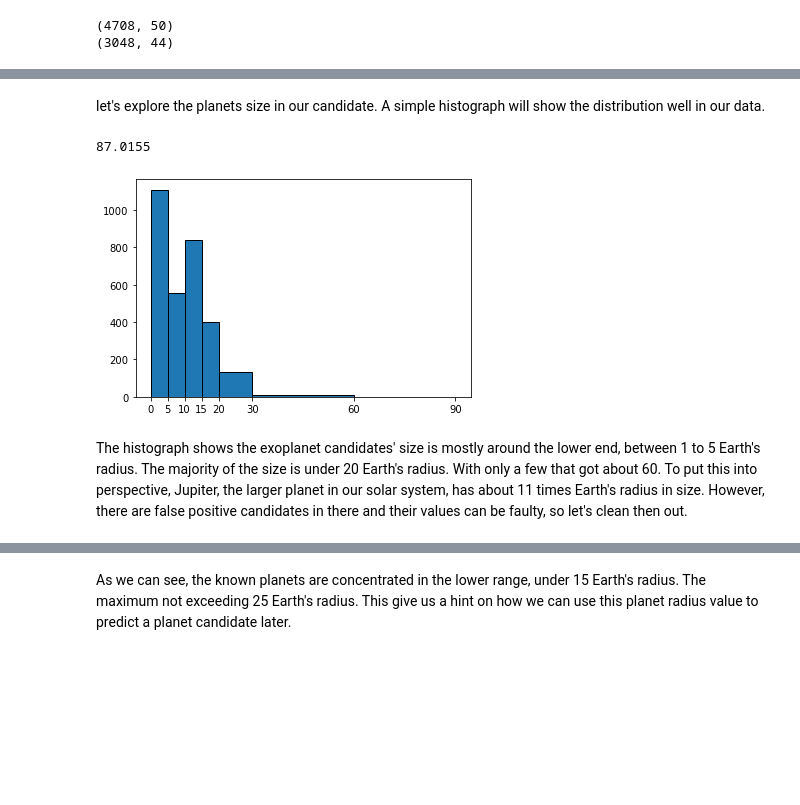
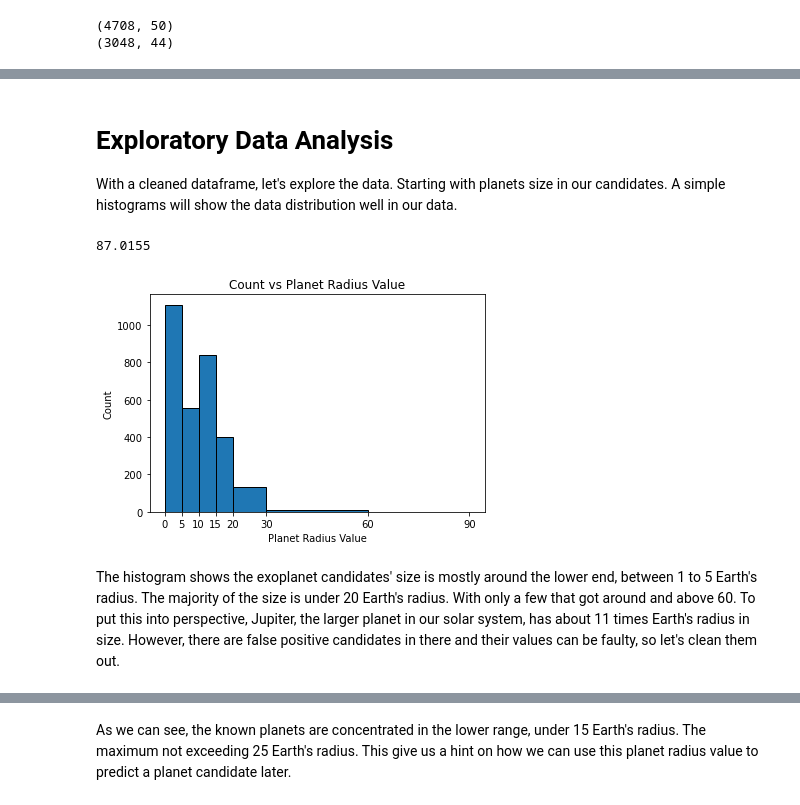
Before and after one commit to xyan18/CSMC320Final_Skytrax, a Jupyter notebook: Final_Project.ipynb, the cells around one changed output, grey strips where cells are left out. Saved outputs shown, nothing was run; the diff lists cells and outputs as text; code cells hidden in the pictures; blank space fills up the shorter version.

```diff
--- a/Final_Project.ipynb
+++ b/Final_Project.ipynb
@@ -229,6 +231,8 @@ dtype: bool
 print(df_TOI_cleaned.shape)
 df_TOI_cleaned=df_TOI_cleaned.dropna(how='all',axis='columns')
 df_TOI_cleaned=df_TOI_cleaned.dropna()
+# resetting index after tidying up
+df_TOI_cleaned=df_TOI_cleaned.reset_index(drop=True)
 print(df_TOI_cleaned.shape)
 # %% [output]
 (4708, 50)
@@ -253,14 +253,18 @@ df_TOI_cleaned
 # %% [markdown]
-let's explore the planets size in our candidate. A simple histograph will show the distribution well in our data.
+# Exploratory Data Analysis
+With a cleaned dataframe, let's explore the data. Starting with planets size in our candidates. A simple histograms will show the data distribution well in our data.
 # %%
 xmax = df_TOI_cleaned['Planet Radius Value'].max()
 print(xmax)
 bins = [0,5,10,15,20,30,60,90]
 plt.hist(df_TOI_cleaned['Planet Radius Value'].values, bins=bins,edgecolor='k')
 plt.xticks(bins)
+plt.xlabel('Planet Radius Value')
+plt.ylabel('Count')
+plt.title('Count vs Planet Radius Value')
 plt.show()
 # %% [output]
 87.0155
-[figure, old version]
+[figure, new version]
 # %% [markdown]
-The histograph shows the exoplanet candidates' size is mostly around the lower end, between 1 to 5 Earth's radius. The majority of the size is under 20 Earth's radius. With only a few that got about 60. To put this into perspective, Jupiter, the larger planet in our solar system, has about 11 times Earth's radius in size. However, there are false positive candidates in there and their values can be faulty, so let's clean then out.
+The histogram shows the exoplanet candidates' size is mostly around the lower end, between 1 to 5 Earth's radius. The majority of the size is under 20 Earth's radius. With only a few that got around and above 60. To put this into perspective, Jupiter, the larger planet in our solar system, has about 11 times Earth's radius in size. However, there are false positive candidates in there and their values can be faulty, so let's clean them out.
```
Also changed, not shown: parts of 33 cells of this notebook, 3 other files.
